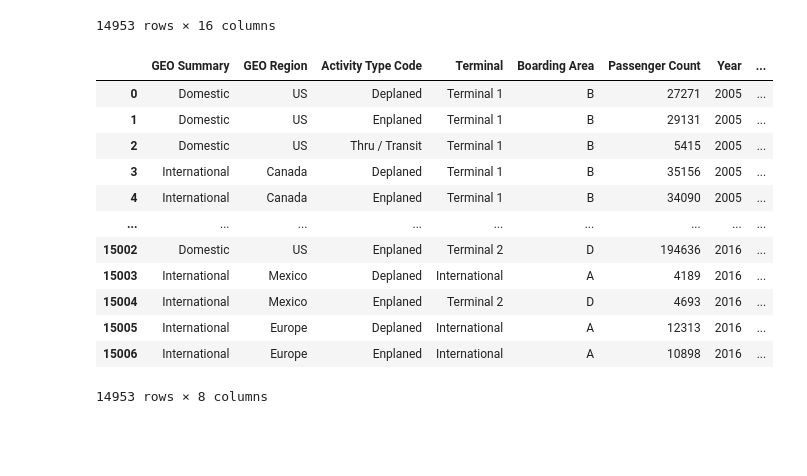
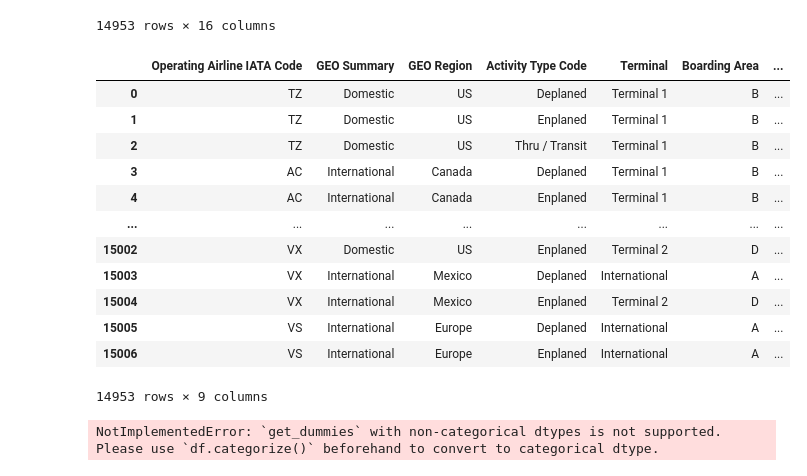
Before and after one commit to claudiaalozano/proyecto_bigdata_claudia_lozano_perez, a Jupyter notebook: aerolineas.ipynb, the cells around one changed output. Drawn from its saved outputs; the diff is of its cells as text; code cells hidden in the pictures; blank space fills up the shorter version.

```diff
--- a/aerolineas.ipynb
+++ b/aerolineas.ipynb
@@ -152,8 +152,8 @@ sns.heatmap(corr, annot=True, fmt=".2f", cmap = 'coolwarm', xticklabels=corr.col
 [figure]
 # %%
 #elimino los valores nulos de dataframe
-df_f = df.dropna()
-df_f.compute()
+df= df.dropna()
+df.compute()
 # %% [output]
 |  | Activity Period | Operating Airline | Operating Airline IATA Code | Published Airline | Published Airline IATA Code | ... |
 | 0 | 200507 | ATA Airlines | TZ | ATA Airlines | TZ | ... |
@@ -170,19 +170,24 @@ df_f.compute()
 14953 rows × 16 columns
 # %%
 #Quito las columnas que no me interesan
-df_ff = df_f.drop(columns=['Activity Period',"Operating Airline", "Operating Airline IATA Code", "Published Airline", "Published Airline IATA Code", "Price Category Code",  "Adjusted Activity Type Code", "Adjusted Passenger Count"])
-df_ff.compute()
+df= df.drop(columns=['Activity Period',"Operating Airline", "Published Airline", "Published Airline IATA Code", "Price Category Code",  "Adjusted Activity Type Code", "Adjusted Passenger Count"])
+df.compute()
 # %% [output]
-|  | GEO Summary | GEO Region | Activity Type Code | Terminal | Boarding Area | Passenger Count | Year | ... |
-| 0 | Domestic | US | Deplaned | Terminal 1 | B | 27271 | 2005 | ... |
-| 1 | Domestic | US | Enplaned | Terminal 1 | B | 29131 | 2005 | ... |
-| 2 | Domestic | US | Thru / Transit | Terminal 1 | B | 5415 | 2005 | ... |
-| 3 | International | Canada | Deplaned | Terminal 1 | B | 35156 | 2005 | ... |
-| 4 | International | Canada | Enplaned | Terminal 1 | B | 34090 | 2005 | ... |
-| ... | ... | ... | ... | ... | ... | ... | ... | ... |
-| 15002 | Domestic | US | Enplaned | Terminal 2 | D | 194636 | 2016 | ... |
-| 15003 | International | Mexico | Deplaned | International | A | 4189 | 2016 | ... |
-| 15004 | International | Mexico | Enplaned | Terminal 2 | D | 4693 | 2016 | ... |
-| 15005 | International | Europe | Deplaned | International | A | 12313 | 2016 | ... |
-| 15006 | International | Europe | Enplaned | International | A | 10898 | 2016 | ... |
+|  | Operating Airline IATA Code | GEO Summary | GEO Region | Activity Type Code | Terminal | Boarding Area | ... |
+| 0 | TZ | Domestic | US | Deplaned | Terminal 1 | B | ... |
+| 1 | TZ | Domestic | US | Enplaned | Terminal 1 | B | ... |
+| 2 | TZ | Domestic | US | Thru / Transit | Terminal 1 | B | ... |
+| 3 | AC | International | Canada | Deplaned | Terminal 1 | B | ... |
+| 4 | AC | International | Canada | Enplaned | Terminal 1 | B | ... |
+| ... | ... | ... | ... | ... | ... | ... | ... |
+| 15002 | VX | Domestic | US | Enplaned | Terminal 2 | D | ... |
+| 15003 | VX | International | Mexico | Deplaned | International | A | ... |
+| 15004 | VX | International | Mexico | Enplaned | Terminal 2 | D | ... |
+| 15005 | VS | International | Europe | Deplaned | International | A | ... |
+| 15006 | VS | International | Europe | Enplaned | International | A | ... |
-14953 rows × 8 columns
+14953 rows × 9 columns
+# %%
+df= dd.get_dummies(df, columns= ["Operating Airline IATA Code", "GEO Summary", "GEO Region", "Activity Type Code", "Terminal", "Boarding Area", "Month"])
+df.compute()
+# %% [output]
+NotImplementedError: `get_dummies` with non-categorical dtypes is not supported. Please use `df.categorize()` beforehand to convert to categorical dtype.
```
